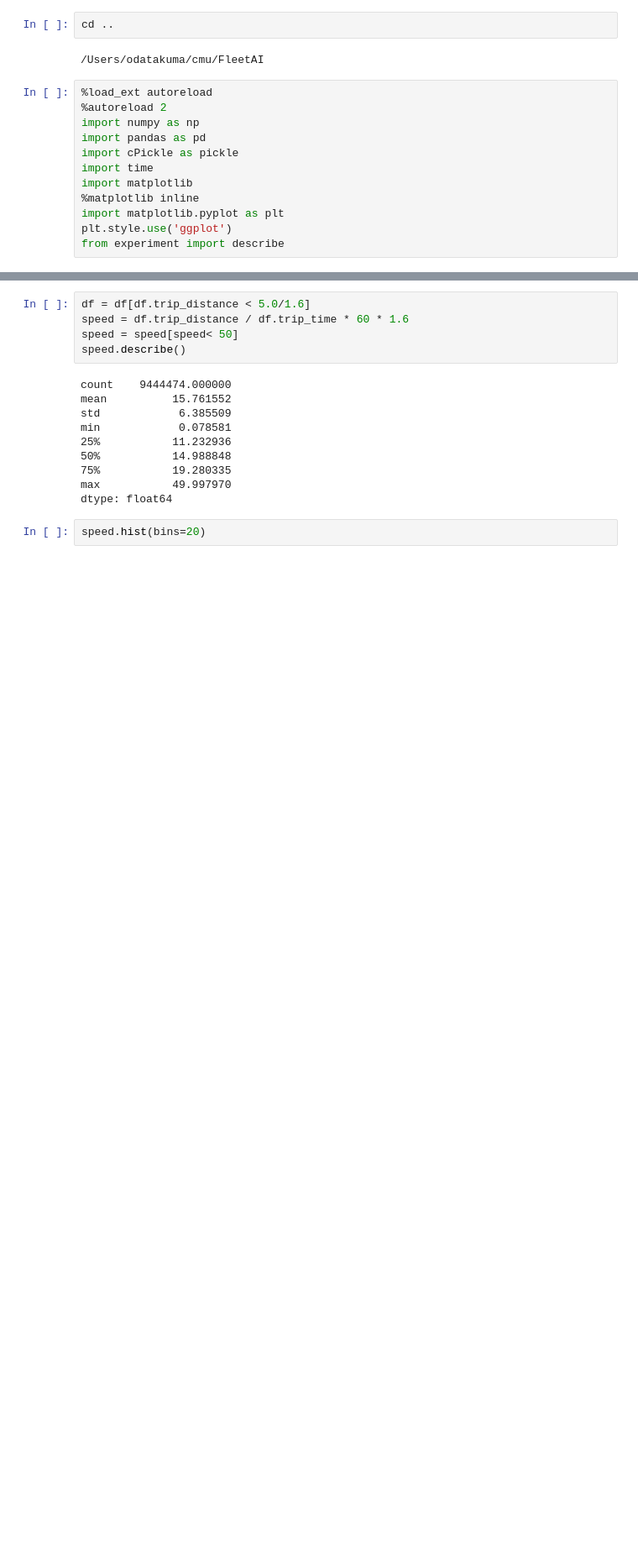
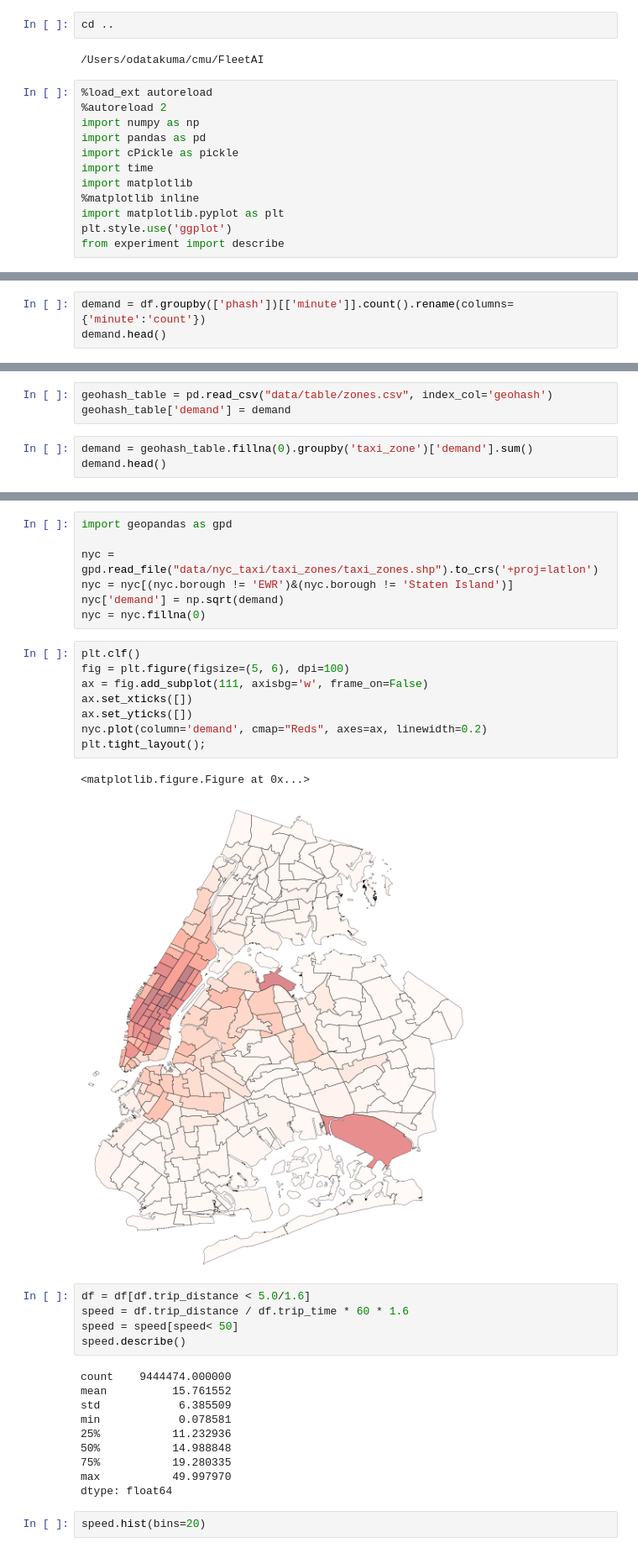
Before and after one commit to hitsuji5/FleetAI, a Jupyter notebook: evaluation/basic analysis.ipynb, the cells around one changed output, grey strips where cells are left out. Shown at 84% size. Cells and saved outputs as stored; diff of their text form; blank space fills up the shorter version.

```diff
--- a/evaluation/basic analysis.ipynb
+++ b/evaluation/basic analysis.ipynb
@@ -25,3 +25,6 @@ df.head()
 | 2 | 1 | 6 | 40.733002 | -74.002258 | 0 | 0 | 40.684601 | -73.991943 | 0 | 4.21 | ... |
 | 3 | 1 | 6 | 40.737564 | -73.997498 | 0 | 0 | 40.740192 | -74.005280 | 0 | 0.56 | ... |
 | 4 | 1 | 6 | 40.758469 | -73.988014 | 0 | 0 | 40.755764 | -73.979294 | 0 | 0.63 | ... |
+# %%
+demand = df.groupby(['phash'])[['minute']].count().rename(columns={'minute':'count'})
+demand.head()
@@ -27,0 +39,6 @@ df.head()
+# %%
+geohash_table = pd.read_csv("data/table/zones.csv", index_col='geohash')
+geohash_table['demand'] = demand
+# %%
+demand = geohash_table.fillna(0).groupby('taxi_zone')['demand'].sum()
+demand.head()
@@ -28,3 +53,21 @@ df.head()
+# %%
+import geopandas as gpd
+
+nyc = gpd.read_file("data/nyc_taxi/taxi_zones/taxi_zones.shp").to_crs('+proj=latlon')
+nyc = nyc[(nyc.borough != 'EWR')&(nyc.borough != 'Staten Island')]
+nyc['demand'] = np.sqrt(demand)
+nyc = nyc.fillna(0)
+# %%
+plt.clf()
+fig = plt.figure(figsize=(5, 6), dpi=100)
+ax = fig.add_subplot(111, axisbg='w', frame_on=False)
+ax.set_xticks([])
+ax.set_yticks([])
+nyc.plot(column='demand', cmap="Reds", axes=ax, linewidth=0.2)
+plt.tight_layout();
+# %% [output]
+<matplotlib.figure.Figure at 0x...>
+[figure, added]
 # %%
 df = df[df.trip_distance < 5.0/1.6]
 speed = df.trip_distance / df.trip_time * 60 * 1.6
```
Also changed, not shown: parts of 2 cells of this notebook, 1 other file.
